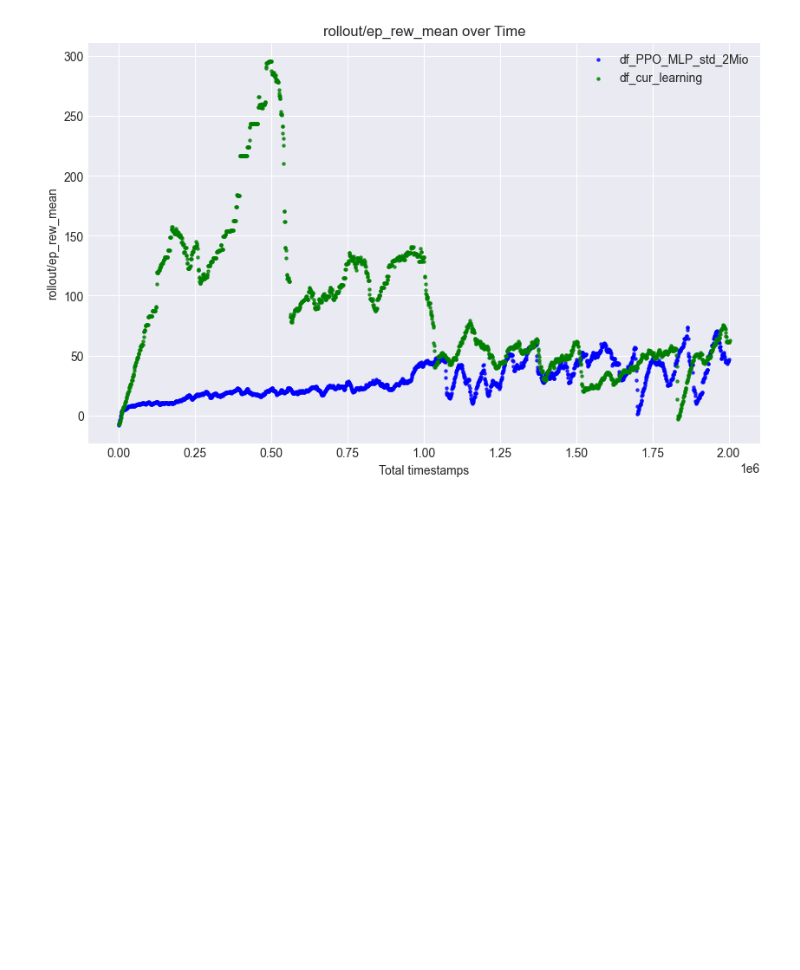
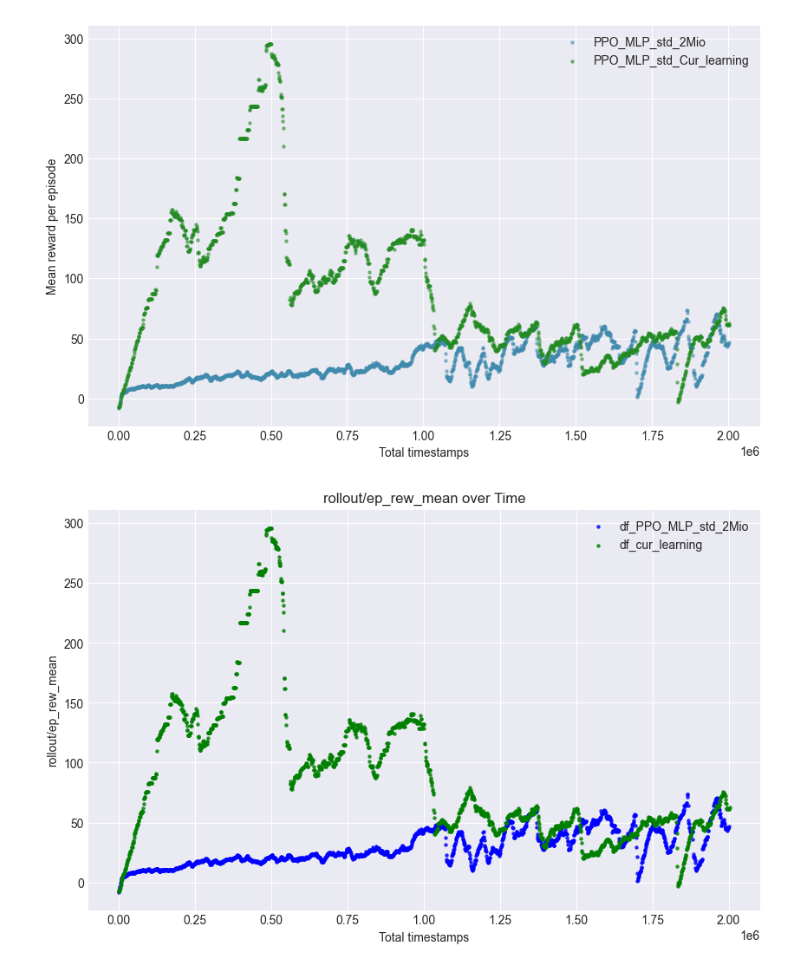
Before and after one commit to TobiasLudwig02/RLFlappyBird, a Jupyter notebook: logs/show_logs.ipynb, the cells around one changed output. Saved outputs shown, nothing was run; the diff lists cells and outputs as text; code cells hidden in the pictures; blank space fills up the shorter version.

```diff
--- a/logs/show_logs.ipynb
+++ b/logs/show_logs.ipynb
@@ -81,3 +72,14 @@ plt.show()
+# %%
+plt.figure(figsize=(10, 6))
+plt.scatter(df_PPO_MLP_std_2Mio['time/total_timesteps'], df_PPO_MLP_std_2Mio["rollout/ep_rew_mean"], alpha=alpha, label='PPO_MLP_std_2Mio', color=colors['PPO'], s=s)
+plt.scatter(df_cur_learning['time/total_timesteps'], df_cur_learning["rollout/ep_rew_mean"], alpha=alpha, label='PPO_MLP_std_Cur_learning', color=colors['Cur'], s=s)
+plt.xlabel('Total timestamps')
+plt.ylabel("Mean reward per episode")
+plt.legend()
+plt.grid(True)
+plt.show()
+# %% [output]
+[figure, added]
 # %%
 # Definiere die Spalten, die nicht geplottet werden sollen
 columns_to_exclude = ['time/time_elapsed', 'time/total_timesteps', 'time/fps', "time/iterations", "train/clip_range", "train/clip_fraction", "train/n_updates", "train/learning_rate", "rollout/ep_len_mean"]  # Füge hier die Spalten hinzu, die du ausschließen möchtest
```
Also changed, not shown: parts of 3 cells of this notebook.
